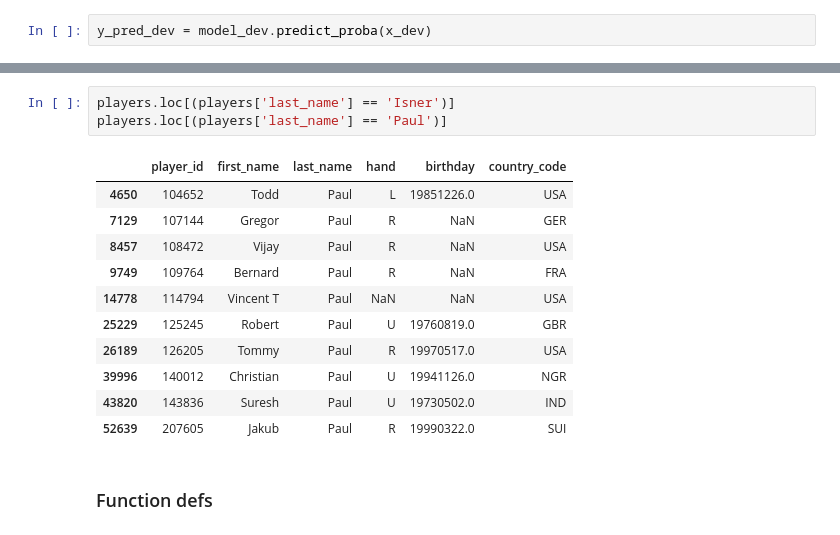
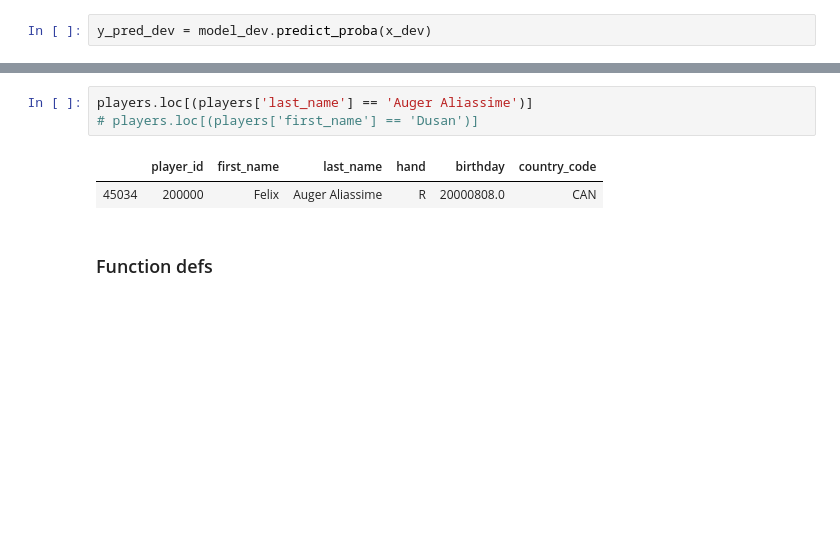
Before and after one commit to rrichards7/tennis-ml, a Jupyter notebook: notebooks/tennis_ml.ipynb, the cells around one changed output, grey strips where cells are left out. Cells and saved outputs as stored; diff of their text form; blank space fills up the shorter version.

```diff
--- a/notebooks/tennis_ml.ipynb
+++ b/notebooks/tennis_ml.ipynb
@@ -659,20 +700,11 @@ Probability that Marcos Giron wins: 7.61 ± 0.06%
 
 where optimal validation-set derived threshold = 0.4764
 # %%
-players.loc[(players['last_name'] == 'Isner')]
-players.loc[(players['last_name'] == 'Paul')]
+players.loc[(players['last_name'] == 'Auger Aliassime')]
+# players.loc[(players['first_name'] == 'Dusan')]
 # %% [output]
 |  | player_id | first_name | last_name | hand | birthday | country_code |
-| 4650 | 104652 | Todd | Paul | L | 19851226.0 | USA |
-| 7129 | 107144 | Gregor | Paul | R | NaN | GER |
-| 8457 | 108472 | Vijay | Paul | R | NaN | USA |
-| 9749 | 109764 | Bernard | Paul | R | NaN | FRA |
-| 14778 | 114794 | Vincent T | Paul | NaN | NaN | USA |
-| 25229 | 125245 | Robert | Paul | U | 19760819.0 | GBR |
-| 26189 | 126205 | Tommy | Paul | R | 19970517.0 | USA |
-| 39996 | 140012 | Christian | Paul | U | 19941126.0 | NGR |
-| 43820 | 143836 | Suresh | Paul | U | 19730502.0 | IND |
-| 52639 | 207605 | Jakub | Paul | R | 19990322.0 | SUI |
+| 45034 | 200000 | Felix | Auger Aliassime | R | 20000808.0 | CAN |
 # %% [markdown]
 ### Function defs
 # %%
```
Also changed, not shown: parts of 3 cells of this notebook.
